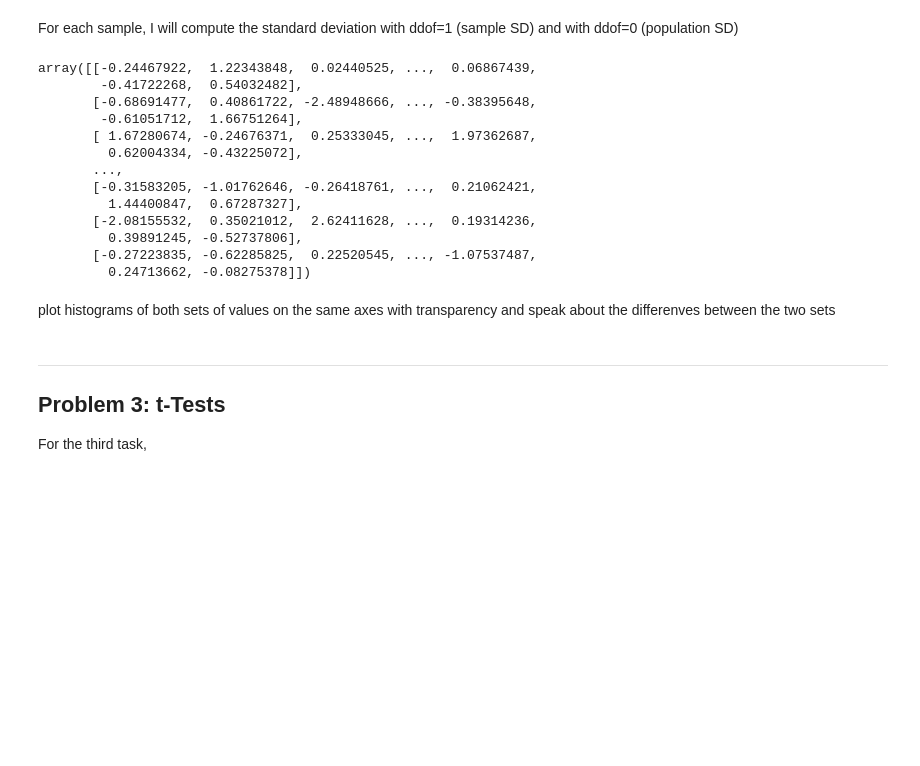
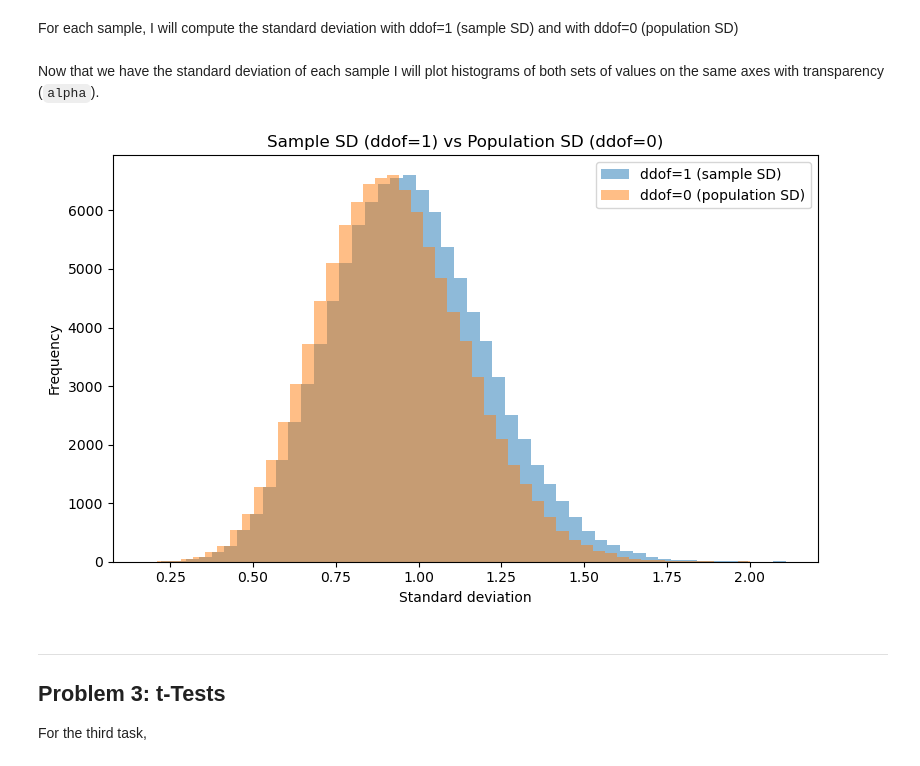
Before and after one commit to pcahillgit/applied-statistics, a Jupyter notebook: problems.ipynb, the cells around one changed output. Cells and saved outputs as stored; diff of their text form; code cells hidden in the pictures; blank space fills up the shorter version.

Commit message:
standard deviation & plotting

```diff
--- a/problems.ipynb
+++ b/problems.ipynb
@@ -134,27 +154,26 @@ sample_size = 10
 # %% [markdown]
 For each sample, I will compute the standard deviation with ddof=1 (sample SD) and with ddof=0 (population SD)
 # %%
-# Shape: (100000, 10)
-samples = np.random.randn(n_samples, sample_size)
+# Sample SD
+sd_ddof1 = samples.std(axis=1, ddof=1)
 
-# show
-samples
+# Population SD
+sd_ddof0 = samples.std(axis=1, ddof=0)
-# %% [output]
-array([[-0.24467922,  1.22343848,  0.02440525, ...,  0.06867439,
-        -0.41722268,  0.54032482],
-       [-0.68691477,  0.40861722, -2.48948666, ..., -0.38395648,
-        -0.61051712,  1.66751264],
-       [ 1.67280674, -0.24676371,  0.25333045, ...,  1.97362687,
-         0.62004334, -0.43225072],
-       ...,
-       [-0.31583205, -1.01762646, -0.26418761, ...,  0.21062421,
-         1.44400847,  0.67287327],
-       [-2.08155532,  0.35021012,  2.62411628, ...,  0.19314236,
-         0.39891245, -0.52737806],
-       [-0.27223835, -0.62285825,  0.22520545, ..., -1.07537487,
-         0.24713662, -0.08275378]])
 # %% [markdown]
-plot histograms of both sets of values on the same axes with transparency and speak about the differenves between the two sets
+Now that we have the standard deviation of each sample I will plot histograms of both sets of values on the same axes with transparency (`alpha`).
+# %%
+# Plotting the histograms
+plt.figure(figsize=(8, 5))
+plt.hist(sd_ddof1, bins=50, alpha=0.5, label="ddof=1 (sample SD)")
+plt.hist(sd_ddof0, bins=50, alpha=0.5, label="ddof=0 (population SD)")
+plt.xlabel("Standard deviation")
+plt.ylabel("Frequency")
+plt.title("Sample SD (ddof=1) vs Population SD (ddof=0)")
+plt.legend()
+plt.tight_layout()
+plt.show()
+# %% [output]
+[figure, added]
 # %% [markdown]
 ***
 ## Problem 3: t-Tests
```
Also changed, not shown: parts of 2 cells of this notebook.
